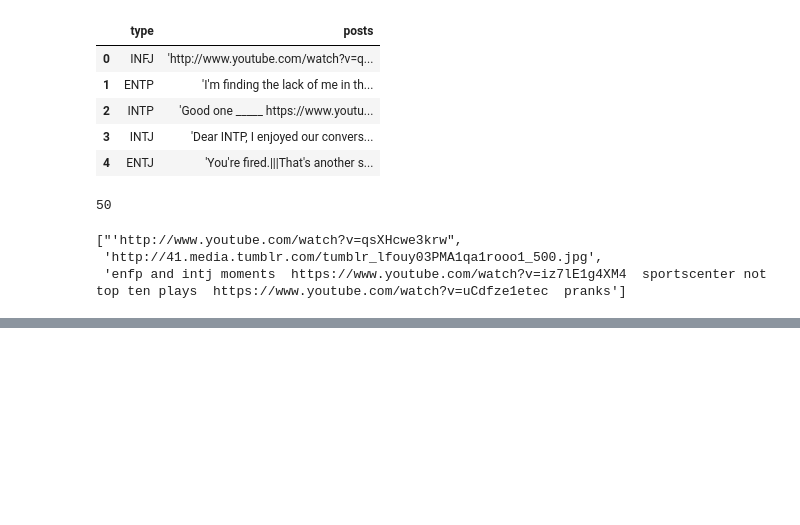
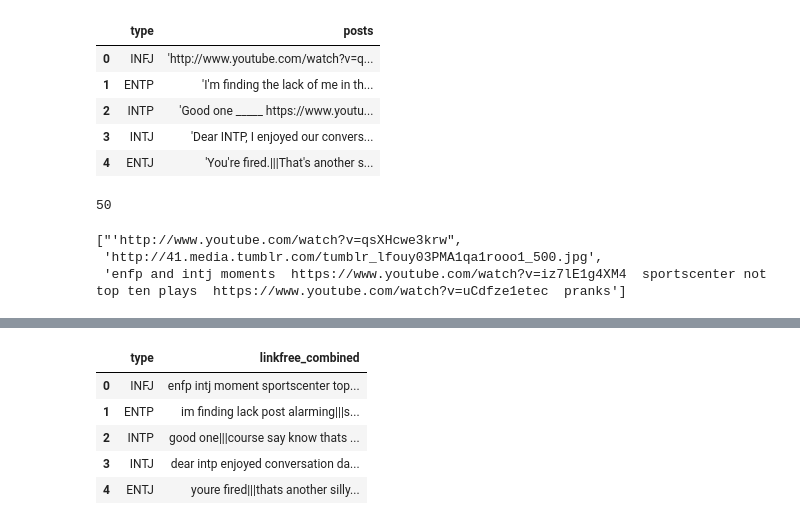
Before and after one commit to PCA2021/PCA, a Jupyter notebook: notebooks/data_clean.ipynb, the cells around one changed output, grey strips where cells are left out. Cells and saved outputs as stored; diff of their text form; code cells hidden in the pictures; blank space fills up the shorter version.

```diff
--- a/notebooks/data_clean.ipynb
+++ b/notebooks/data_clean.ipynb
@@ -132,0 +162,11 @@ def preprocess(post, add_description=False):
+# %%
+df = data[['type', 'linkfree_combined']]
+# %%
+df.head()
+# %% [output]
+|  | type | linkfree_combined |
+| 0 | INFJ | enfp intj moment sportscenter top... |
+| 1 | ENTP | im finding lack post alarming|||s... |
+| 2 | INTP | good one|||course say know thats ... |
+| 3 | INTJ | dear intp enjoyed conversation da... |
+| 4 | ENTJ | youre fired|||thats another silly... |
```
Also changed, not shown: parts of 11 cells of this notebook, 1 other file.
